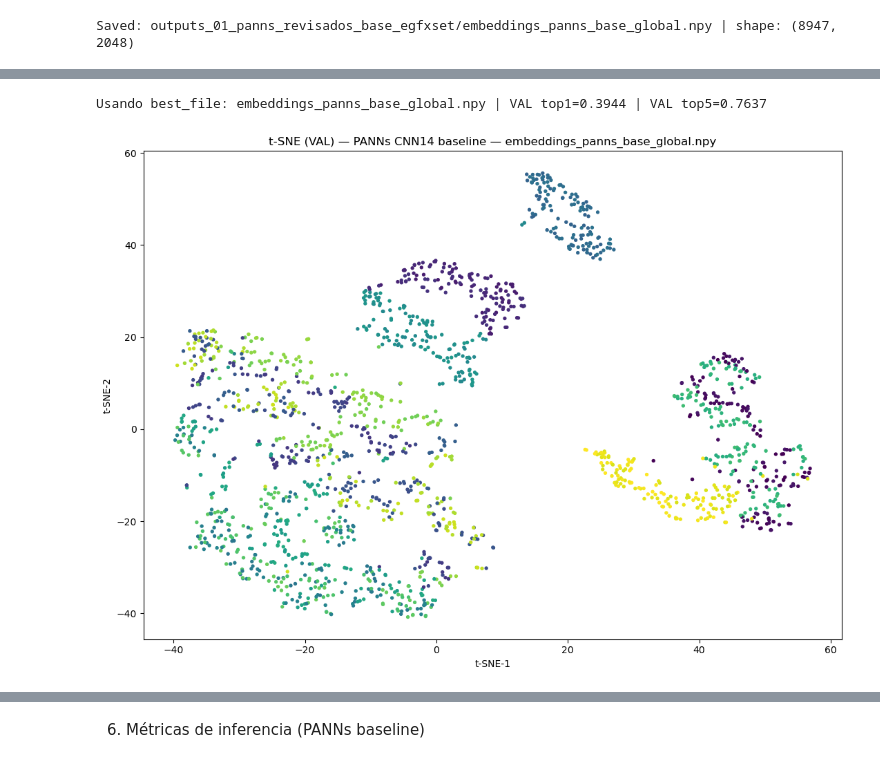
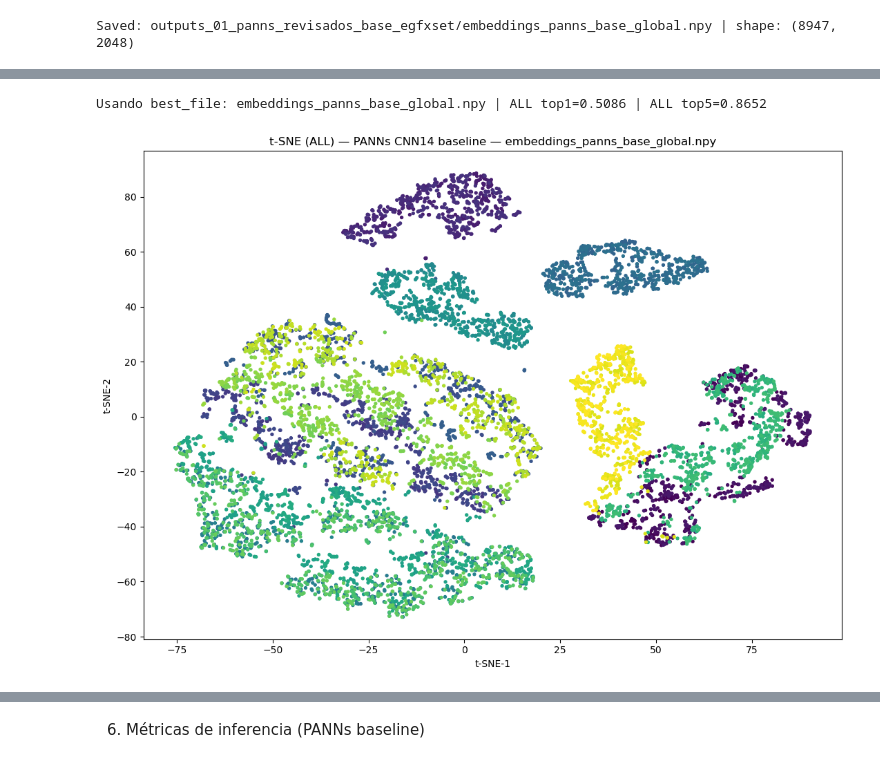
Before and after one commit to danieltenreiroarcos/Comparison-of-embedding-based-models-for-electric-guitar-tone-discrimination, a Jupyter notebook: PANNs/01_PANNs_base_egfx.ipynb, the cells around one changed output, grey strips where cells are left out. Drawn from its saved outputs; the diff is of its cells as text; code cells hidden in the pictures.

Commit message:
Baseline Experiments

```diff
--- a/PANNs/01_PANNs_base_egfx.ipynb
+++ b/PANNs/01_PANNs_base_egfx.ipynb
@@ -109,8 +109,11 @@ def _summ(times_s, label=""):
 import pandas as pd
 from pathlib import Path
 
-INDEX_CSV_PATH = Path("../MERT/outputs_01_mert_base_egfxset/egfxset_index.csv")
-assert INDEX_CSV_PATH.exists(), f"No encuentro {INDEX_CSV_PATH}. Ejecuta antes el notebook 01_PANNs_base_egfx."
+INDEX_CSV_PATH = Path("../egfxset_index.csv")
+if not INDEX_CSV_PATH.exists():
+    INDEX_CSV_PATH = Path("../MERT/outputs_01_mert_base_egfxset/egfxset_index.csv")
+
+assert INDEX_CSV_PATH.exists(), f"No encuentro {INDEX_CSV_PATH}. Ejecuta antes MERT/01_mert_base_egfx o coloca ../egfxset_index.csv"
 
 df = pd.read_csv(INDEX_CSV_PATH)
 print("Index:", df.shape)
@@ -454,17 +425,4 @@ tabla_final
 # %%
-# Fallback robusto: reconstruir val_idx si no existe
-if "val_idx" not in globals():
-    from sklearn.model_selection import train_test_split
-    _labels_split = df["tone_pickup"].astype(str)
-    _idx = np.arange(len(df), dtype=int)
-    _, val_idx = train_test_split(
-        _idx,
-        test_size=0.20,
-        random_state=SEED,
-        stratify=_labels_split
-    )
-    val_idx = np.asarray(val_idx, dtype=int)
-
 import numpy as np
 import matplotlib.pyplot as plt
 
@@ -477,45 +435,42 @@ best_top1 = best_row["top1"]
 best_top5 = best_row["top5"]
 
 best_path = OUT_DIR_BASE / best_file
-print(f"Usando best_file: {best_file} | VAL top1={best_top1:.4f} | VAL top5={best_top5:.4f}")
+print(f"Usando best_file: {best_file} | ALL top1={best_top1:.4f} | ALL top5={best_top5:.4f}")
 
 X = np.memmap(best_path, dtype=np.float32, mode="r").reshape(len(df), -1)
-labels_all = df["tone_pickup"].astype(str).to_numpy()
-
-X = X[val_idx]
-labels = labels_all[val_idx]
+labels = df["tone_pickup"].astype(str).to_numpy()
 
 X = X / (np.linalg.norm(X, axis=1, keepdims=True) + 1e-9)
 
 pca_dim = min(50, X.shape[1])
 X_pca = PCA(n_components=pca_dim, random_state=42).fit_transform(X)
 
 N = X_pca.shape[0]
 perplexity = max(5, min(30, (N - 1) // 3))
 
 tsne = TSNE(
     n_components=2,
     perplexity=perplexity,
     init="pca",
     learning_rate="auto",
     random_state=42,
 )
 Z = tsne.fit_transform(X_pca)
 
 uniq = sorted(set(labels.tolist()))
 lab2i = {u:i for i,u in enumerate(uniq)}
 c = np.array([lab2i[x] for x in labels], dtype=int)
 
 plt.figure(figsize=(11, 8))
 plt.scatter(Z[:, 0], Z[:, 1], c=c, s=8)
-plt.title(f"t-SNE (VAL) — PANNs CNN14 baseline — {best_file}")
+plt.title(f"t-SNE (ALL) — PANNs CNN14 baseline — {best_file}")
 plt.xlabel("t-SNE-1")
 plt.ylabel("t-SNE-2")
 plt.tight_layout()
 plt.show()
 # %% [output]
-Usando best_file: embeddings_panns_base_global.npy | VAL top1=0.3944 | VAL top5=0.7637
+Usando best_file: embeddings_panns_base_global.npy | ALL top1=0.5086 | ALL top5=0.8652
-[figure, old version]
+[figure, new version]
 # %%
 import numpy as np
 import matplotlib.pyplot as plt
```
Also changed, not shown: parts of 8 cells of this notebook, 6 other files.
